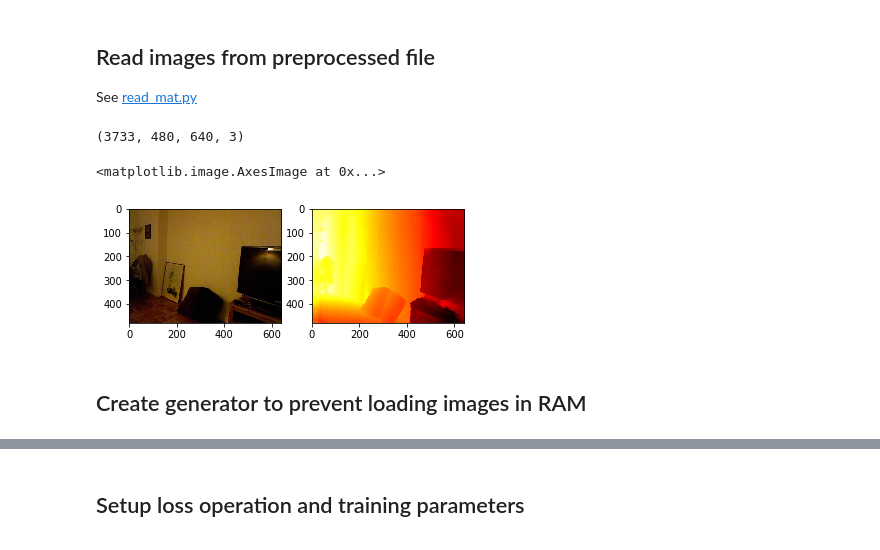
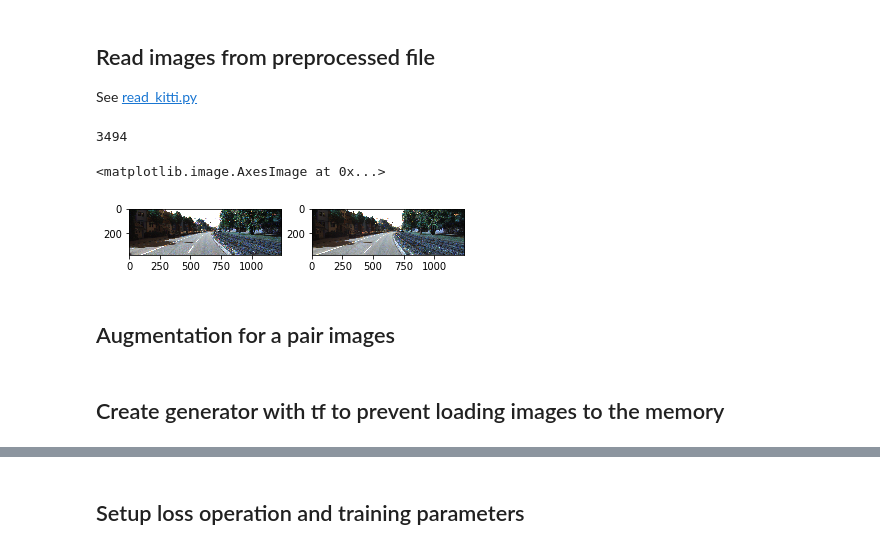
Before and after one commit to ShikaSD/depth-prediction, a Jupyter notebook: depth-prediction.ipynb, the cells around one changed output, grey strips where cells are left out. Drawn from its saved outputs; the diff is of its cells as text; code cells hidden in the pictures.

Commit message:
Update loading dataset through tf

```diff
--- a/depth-prediction.ipynb
+++ b/depth-prediction.ipynb
@@ -123,4 +3,4 @@ print(coarse7.get_shape())
 # %% [markdown]
 ## Read images from preprocessed file
 
-See [read_mat.py](read_mat.py)
+See [read_kitti.py](read_kitti.py)
@@ -139,17 +7,27 @@ depths = np.memmap(depths_file, mode="r", dtype=np.int32, shape=(length, 480, 64
+# %%
+dataset_files = ["kitti/dataset.txt"]
+dataset_lines = []
+for filename in dataset_files:
+    with open(filename, "r") as file:
+        for line in file:
+            dataset_lines.append(line.replace("\n", ""))
+
+print(len(dataset_lines))
+# %% [output]
+3494
 # %%
-from random import randint
 from matplotlib import pyplot as plt
+import cv2
 
 %matplotlib inline
 
-print(images.shape)
-
 fig = plt.figure()
 sp = fig.add_subplot(1, 2, 1)
-sp.imshow(images[1705])
+sp.imshow(cv2.imread(dataset_lines[0].split(';')[0]))
 sp = fig.add_subplot(1, 2, 2)
-sp.imshow(depths[1705], cmap='hot')
+sp.imshow(cv2.imread(dataset_lines[0].split(';')[1]))
 # %% [output]
-(3733, 480, 640, 3)
+<matplotlib.image.AxesImage at 0x...>
-<matplotlib.image.AxesImage at 0x...>
-[figure, old version]
+[figure, new version]
+# %% [markdown]
+## Augmentation for a pair images
@@ -156,2 +78,2 @@ sp.imshow(depths[1705], cmap='hot')
 # %% [markdown]
-## Create generator to prevent loading images in RAM
+## Create generator with tf to prevent loading images to the memory
```
Also changed, not shown: parts of 12 cells of this notebook, 3 other files.
